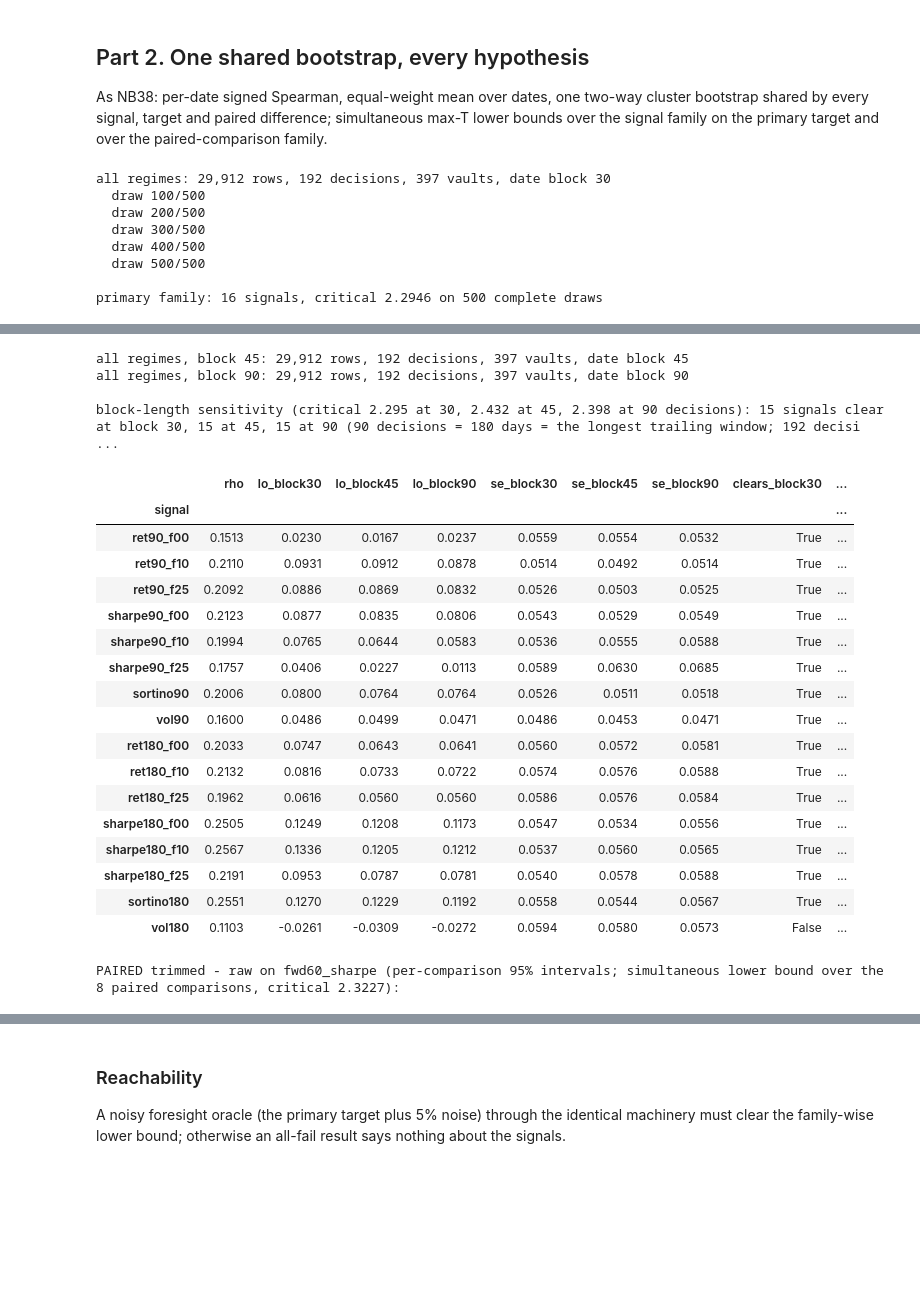
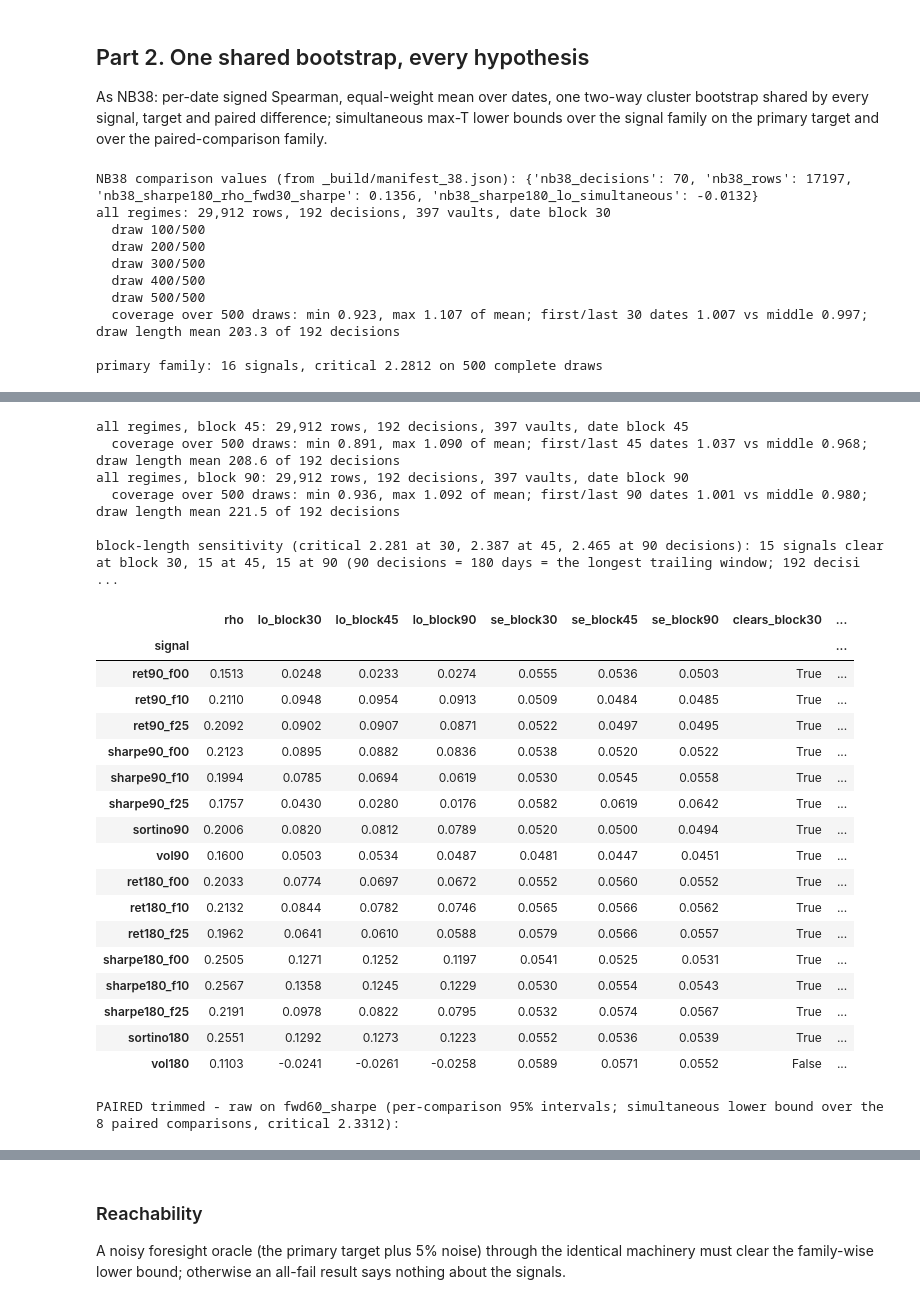
Before and after one commit to tradingstrategy-ai/getting-started, a Jupyter notebook: scratchpad/hyperliquid-lower-vol/39-research-trimmed-screen-full-history.ipynb, the cells around one changed output, grey strips where cells are left out. Drawn from its saved outputs; the diff is of its cells as text; code cells hidden in the pictures; blank space fills up the shorter version.

```diff
--- a/scratchpad/hyperliquid-lower-vol/39-research-trimmed-screen-full-history.ipynb
+++ b/scratchpad/hyperliquid-lower-vol/39-research-trimmed-screen-full-history.ipynb
@@ -503,10 +507,12 @@ def bootstrap(frame: pd.DataFrame, draws: int = DRAWS, seed: int = SEED, verbose
 
     Per draw the date axis is cut into consecutive tiles of `block` decisions starting at a random
     offset in [0, block) - the first and last tiles are the shorter remainders - and tiles are
-    resampled with replacement until the draw holds at least as many decisions as the panel. No
-    tile wraps from the end of the archive to its start, and every decision belongs to exactly
-    one tile in every draw, so expected coverage is uniform across dates; a moving-block scheme
-    with starts restricted to whole blocks under-weights the archive's ends (fourth review).
+    resampled with replacement until the draw holds at least as many decisions as the panel. The
+    draw is NOT truncated: the last selected tile is kept whole, so a draw can be slightly longer
+    than the panel. Because every decision belongs to exactly one tile and tiles are selected
+    with equal probability, every decision has the same expected inclusion count (the equal-weight
+    mean over the draw's dates is what the statistic uses). Coverage is measured over the draws
+    and asserted below. No tile wraps from the end of the archive to its start.
     """
     blocks = per_date_blocks(frame)
     dates = sorted(blocks)
@@ -516,6 +522,8 @@ def bootstrap(frame: pd.DataFrame, draws: int = DRAWS, seed: int = SEED, verbose
     n = len(dates)
     block = min(block, n)
     reps = np.full((draws,) + observed.shape, np.nan)
+    inclusion = np.zeros(n)
+    draw_lengths = []
     for d in range(draws):
         offset = int(rng.integers(0, block))
         edges = [0] + list(range(offset, n, block)) + [n]
@@ -524,7 +532,9 @@ def bootstrap(frame: pd.DataFrame, draws: int = DRAWS, seed: int = SEED, verbose
         chosen = []
         while sum(len(t) for t in chosen) < n:
             chosen.append(tiles[int(rng.integers(0, len(tiles)))])
-        index = np.concatenate(chosen)[:n]
+        index = np.concatenate(chosen)          # whole tiles only; never truncated
+        np.add.at(inclusion, index, 1)
+        draw_lengths.append(len(index))
         drawn = rng.choice(len(vaults), size=len(vaults), replace=True)
         counts = {}
         for v in drawn:
@@ -532,7 +542,18 @@ def bootstrap(frame: pd.DataFrame, draws: int = DRAWS, seed: int = SEED, verbose
         reps[d], _ = mean_over_dates(blocks, [dates[i] for i in index], counts)
         if verbose and (d + 1) % 100 == 0:
             print(f"  draw {d + 1}/{draws}")
-    return {"observed": observed, "draws": reps, "n_dates": n_dates, "dates": dates, "rows": len(frame)}
+    # Coverage check: with uniform tile selection and no truncation, every date's inclusion count
+    # should be equal in expectation. Report the spread across dates relative to the mean and
+    # fail if the ends of the archive are systematically under- or over-represented.
+    coverage = inclusion / inclusion.mean()
+    ends = float(np.mean(np.concatenate([coverage[:block], coverage[-block:]])))
+    middle = float(np.mean(coverage[block:-block])) if n > 2 * block else float("nan")
+    print(f"  coverage over {draws} draws: min {coverage.min():.3f}, max {coverage.max():.3f} of mean; first/last {block} dates "
+          f"{ends:.3f} vs middle {middle:.3f}; draw length mean {np.mean(draw_lengths):.1f} of {n} decisions")
+    assert abs(ends - 1.0) < 0.15, f"tiled bootstrap under- or over-weights the archive's ends: {ends:.3f}"
+    return {"observed": observed, "draws": reps, "n_dates": n_dates, "dates": dates, "rows": len(frame),
+            "coverage_min": float(coverage.min()), "coverage_max": float(coverage.max()), "coverage_ends": ends,
+            "coverage_middle": middle, "draw_length_mean": float(np.mean(draw_lengths))}
 
 
 def simultaneous_lower(observed: np.ndarray, reps: np.ndarray, level: float = LEVEL) -> dict:
@@ -593,10 +614,16 @@ def screen(frame: pd.DataFrame, label: str, verbose: bool = True, block: int = D
 
 TABLE_COLS = ["family", "window", "trim", "dates", "evaluated", f"rho_{PRIMARY}", "se_primary", "lo_primary_simultaneous",
               "lo_primary_unadjusted", "p_primary", "rho_fwd60_return", "rho_fwd60_vol", "rho_fwd60_log_max_dd", "rho_fwd30_sharpe", "rho_fwd30_return"]
+manifest_38 = json.loads(Path("_build/manifest_38.json").read_text())
+nb38_ref = {"nb38_decisions": manifest_38["panel"]["decisions"], "nb38_rows": manifest_38["panel"]["rows"],
+            "nb38_sharpe180_rho_fwd30_sharpe": manifest_38["screens"]["all"]["table"]["sharpe180_k0"]["rho_fwd_sharpe"],
+            "nb38_sharpe180_lo_simultaneous": manifest_38["screens"]["all"]["table"]["sharpe180_k0"]["lo_sharpe_simultaneous"]}
+print("NB38 comparison values (from _build/manifest_38.json):", {k: (round(v, 4) if isinstance(v, float) else v) for k, v in nb38_ref.items()})
 full = screen(panel, "all regimes")
 print(f"\nprimary family: {full['family_size']} signals, critical {full['critical']:.4f} on {full['complete_draws']} complete draws")
 display(full["table"][TABLE_COLS].round(4))
-# Sensitivity to the block length: 45 decisions (90 days), the trailing-score persistence length.
+# Sensitivity to the block length: 45 decisions (90 days) as an intermediate, 90 decisions (180 days) as the
+# longest trailing-score window.
 full45 = screen(panel, "all regimes, block 45", verbose=False, block=DATE_BLOCK_SENSITIVITY)
 full90 = screen(panel, "all regimes, block 90", verbose=False, block=DATE_BLOCK_LONG)
 sens = pd.DataFrame({"rho": full["table"][f"rho_{PRIMARY}"], "lo_block30": full["table"]["lo_primary_simultaneous"],
@@ -613,13 +640,15 @@ print(f"\nPAIRED trimmed - raw on {PRIMARY} (per-comparison 95% intervals; simul
       f"{full['paired_family_size']} paired comparisons, critical {full['paired_critical']:.4f}):")
 display(full["paired"].round(4))
 # %% [output]
+NB38 comparison values (from _build/manifest_38.json): {'nb38_decisions': 70, 'nb38_rows': 17197, 'nb38_sharpe180_rho_fwd30_sharpe': 0.1356, 'nb38_sharpe180_lo_simultaneous': -0.0132}
 all regimes: 29,912 rows, 192 decisions, 397 vaults, date block 30
   draw 100/500
   draw 200/500
   draw 300/500
   draw 400/500
   draw 500/500
+  coverage over 500 draws: min 0.923, max 1.107 of mean; first/last 30 dates 1.007 vs middle 0.997; draw length mean 203.3 of 192 decisions
 
-primary family: 16 signals, critical 2.2946 on 500 complete draws
+primary family: 16 signals, critical 2.2812 on 500 complete draws
 |  | family | window | trim | dates | evaluated | rho_fwd60_sharpe | se_primary | lo_primary_simultaneous | ... |
 | signal |  |  |  |  |  |  |  |  | ... |
@@ -642,24 +671,26 @@ primary family: 16 signals, critical 2.2946 on 500 complete draws
 all regimes, block 45: 29,912 rows, 192 decisions, 397 vaults, date block 45
+  coverage over 500 draws: min 0.891, max 1.090 of mean; first/last 45 dates 1.037 vs middle 0.968; draw length mean 208.6 of 192 decisions
 all regimes, block 90: 29,912 rows, 192 decisions, 397 vaults, date block 90
+  coverage over 500 draws: min 0.936, max 1.092 of mean; first/last 90 dates 1.001 vs middle 0.980; draw length mean 221.5 of 192 decisions
 
-block-length sensitivity (critical 2.295 at 30, 2.432 at 45, 2.398 at 90 decisions): 15 signals clear at block 30, 15 at 45, 15 at 90 (90 decisions = 180 days = the longest trailing window; 192 decisi ...
+block-length sensitivity (critical 2.281 at 30, 2.387 at 45, 2.465 at 90 decisions): 15 signals clear at block 30, 15 at 45, 15 at 90 (90 decisions = 180 days = the longest trailing window; 192 decisi ...
 |  | rho | lo_block30 | lo_block45 | lo_block90 | se_block30 | se_block45 | se_block90 | clears_block30 | ... |
 | signal |  |  |  |  |  |  |  |  | ... |
-| ret90_f00 | 0.1513 | 0.0230 | 0.0167 | 0.0237 | 0.0559 | 0.0554 | 0.0532 | True | ... |
-| ret90_f10 | 0.2110 | 0.0931 | 0.0912 | 0.0878 | 0.0514 | 0.0492 | 0.0514 | True | ... |
-| ret90_f25 | 0.2092 | 0.0886 | 0.0869 | 0.0832 | 0.0526 | 0.0503 | 0.0525 | True | ... |
-| sharpe90_f00 | 0.2123 | 0.0877 | 0.0835 | 0.0806 | 0.0543 | 0.0529 | 0.0549 | True | ... |
-| sharpe90_f10 | 0.1994 | 0.0765 | 0.0644 | 0.0583 | 0.0536 | 0.0555 | 0.0588 | True | ... |
-| sharpe90_f25 | 0.1757 | 0.0406 | 0.0227 | 0.0113 | 0.0589 | 0.0630 | 0.0685 | True | ... |
-| sortino90 | 0.2006 | 0.0800 | 0.0764 | 0.0764 | 0.0526 | 0.0511 | 0.0518 | True | ... |
-| vol90 | 0.1600 | 0.0486 | 0.0499 | 0.0471 | 0.0486 | 0.0453 | 0.0471 | True | ... |
-| ret180_f00 | 0.2033 | 0.0747 | 0.0643 | 0.0641 | 0.0560 | 0.0572 | 0.0581 | True | ... |
-| ret180_f10 | 0.2132 | 0.0816 | 0.0733 | 0.0722 | 0.0574 | 0.0576 | 0.0588 | True | ... |
-| ret180_f25 | 0.1962 | 0.0616 | 0.0560 | 0.0560 | 0.0586 | 0.0576 | 0.0584 | True | ... |
-| sharpe180_f00 | 0.2505 | 0.1249 | 0.1208 | 0.1173 | 0.0547 | 0.0534 | 0.0556 | True | ... |
-| sharpe180_f10 | 0.2567 | 0.1336 | 0.1205 | 0.1212 | 0.0537 | 0.0560 | 0.0565 | True | ... |
-| sharpe180_f25 | 0.2191 | 0.0953 | 0.0787 | 0.0781 | 0.0540 | 0.0578 | 0.0588 | True | ... |
-| sortino180 | 0.2551 | 0.1270 | 0.1229 | 0.1192 | 0.0558 | 0.0544 | 0.0567 | True | ... |
-| vol180 | 0.1103 | -0.0261 | -0.0309 | -0.0272 | 0.0594 | 0.0580 | 0.0573 | False | ... |
+| ret90_f00 | 0.1513 | 0.0248 | 0.0233 | 0.0274 | 0.0555 | 0.0536 | 0.0503 | True | ... |
+| ret90_f10 | 0.2110 | 0.0948 | 0.0954 | 0.0913 | 0.0509 | 0.0484 | 0.0485 | True | ... |
+| ret90_f25 | 0.2092 | 0.0902 | 0.0907 | 0.0871 | 0.0522 | 0.0497 | 0.0495 | True | ... |
+| sharpe90_f00 | 0.2123 | 0.0895 | 0.0882 | 0.0836 | 0.0538 | 0.0520 | 0.0522 | True | ... |
+| sharpe90_f10 | 0.1994 | 0.0785 | 0.0694 | 0.0619 | 0.0530 | 0.0545 | 0.0558 | True | ... |
+| sharpe90_f25 | 0.1757 | 0.0430 | 0.0280 | 0.0176 | 0.0582 | 0.0619 | 0.0642 | True | ... |
+| sortino90 | 0.2006 | 0.0820 | 0.0812 | 0.0789 | 0.0520 | 0.0500 | 0.0494 | True | ... |
+| vol90 | 0.1600 | 0.0503 | 0.0534 | 0.0487 | 0.0481 | 0.0447 | 0.0451 | True | ... |
+| ret180_f00 | 0.2033 | 0.0774 | 0.0697 | 0.0672 | 0.0552 | 0.0560 | 0.0552 | True | ... |
+| ret180_f10 | 0.2132 | 0.0844 | 0.0782 | 0.0746 | 0.0565 | 0.0566 | 0.0562 | True | ... |
+| ret180_f25 | 0.1962 | 0.0641 | 0.0610 | 0.0588 | 0.0579 | 0.0566 | 0.0557 | True | ... |
+| sharpe180_f00 | 0.2505 | 0.1271 | 0.1252 | 0.1197 | 0.0541 | 0.0525 | 0.0531 | True | ... |
+| sharpe180_f10 | 0.2567 | 0.1358 | 0.1245 | 0.1229 | 0.0530 | 0.0554 | 0.0543 | True | ... |
+| sharpe180_f25 | 0.2191 | 0.0978 | 0.0822 | 0.0795 | 0.0532 | 0.0574 | 0.0567 | True | ... |
+| sortino180 | 0.2551 | 0.1292 | 0.1273 | 0.1223 | 0.0552 | 0.0536 | 0.0539 | True | ... |
+| vol180 | 0.1103 | -0.0241 | -0.0261 | -0.0258 | 0.0589 | 0.0571 | 0.0552 | False | ... |
-PAIRED trimmed - raw on fwd60_sharpe (per-comparison 95% intervals; simultaneous lower bound over the 8 paired comparisons, critical 2.3227):
+PAIRED trimmed - raw on fwd60_sharpe (per-comparison 95% intervals; simultaneous lower bound over the 8 paired comparisons, critical 2.3312):
 |  | family | window | trim | trimmed_rho | raw_rho | difference | ci_lo | ci_hi | p_two_sided_add_one | ... |
```
Also changed, not shown: parts of 5 cells of this notebook, 4 other files.
